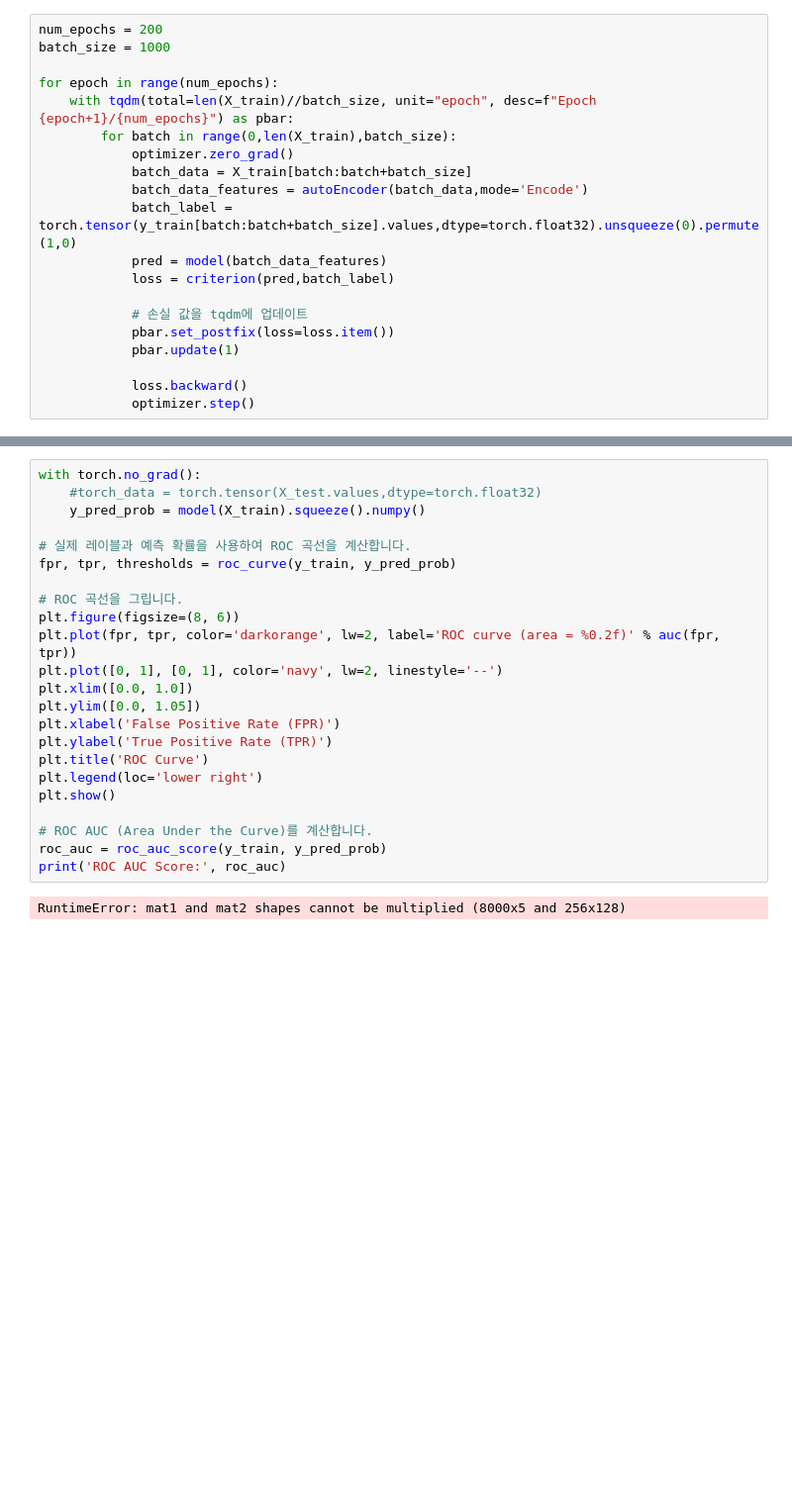
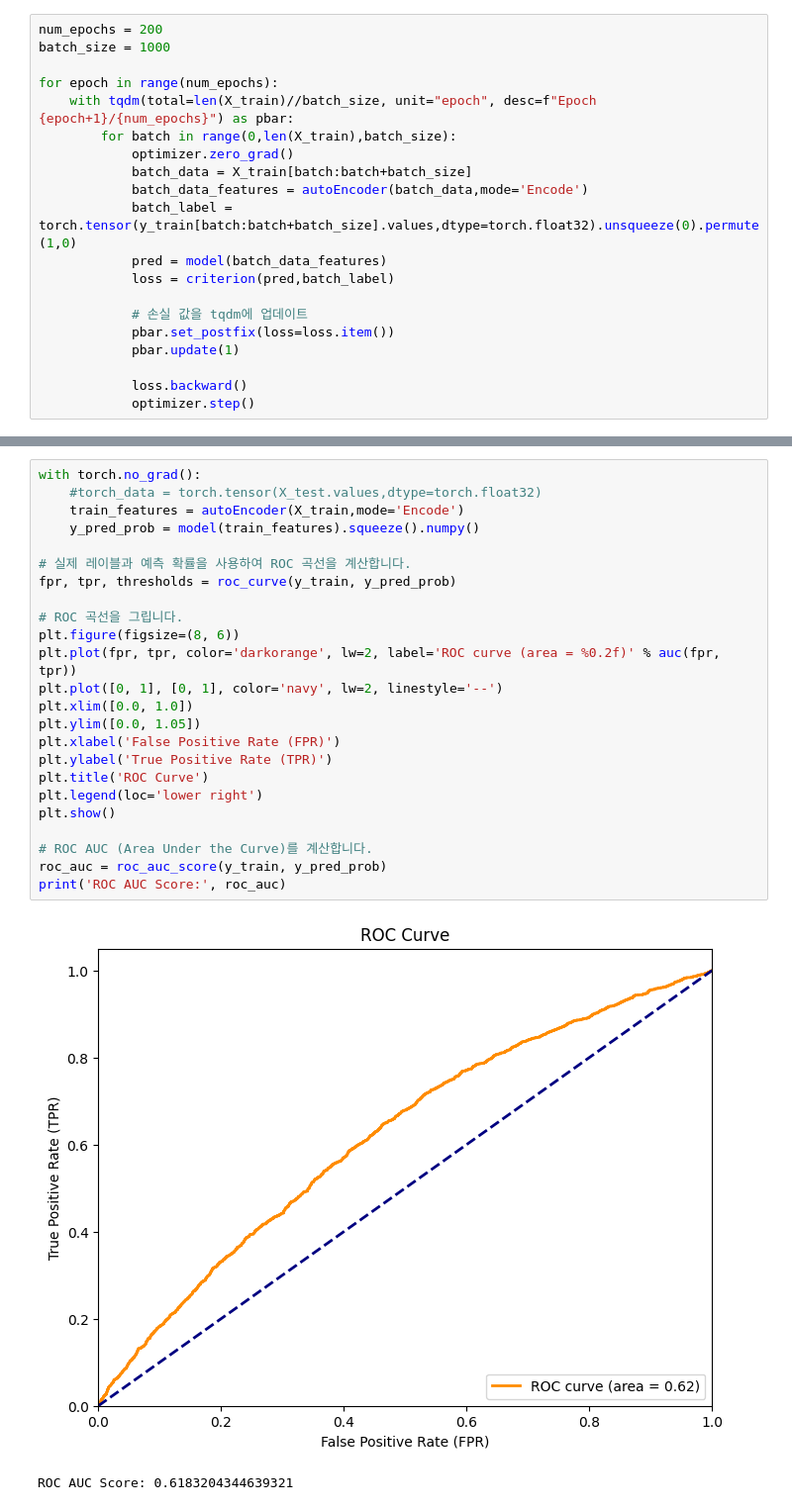
Before and after one commit to moontaijin/2023_DataScience, a Jupyter notebook: NN.ipynb, the cells around one changed output, grey strips where cells are left out. Shown: that part at 99% size. Drawn from its saved outputs; the diff is of its cells as text; blank space fills up the shorter version.

```diff
--- a/NN.ipynb
+++ b/NN.ipynb
@@ -278,25 +325,27 @@ ROC AUC Score: 0.6505138995306963
 # %%
 with torch.no_grad():
     #torch_data = torch.tensor(X_test.values,dtype=torch.float32)
-    y_pred_prob = model(X_train).squeeze().numpy()
+    train_features = autoEncoder(X_train,mode='Encode')
+    y_pred_prob = model(train_features).squeeze().numpy()
 
 # 실제 레이블과 예측 확률을 사용하여 ROC 곡선을 계산합니다.
 fpr, tpr, thresholds = roc_curve(y_train, y_pred_prob)
 
 # ROC 곡선을 그립니다.
 plt.figure(figsize=(8, 6))
 plt.plot(fpr, tpr, color='darkorange', lw=2, label='ROC curve (area = %0.2f)' % auc(fpr, tpr))
 plt.plot([0, 1], [0, 1], color='navy', lw=2, linestyle='--')
 plt.xlim([0.0, 1.0])
 plt.ylim([0.0, 1.05])
 plt.xlabel('False Positive Rate (FPR)')
 plt.ylabel('True Positive Rate (TPR)')
 plt.title('ROC Curve')
 plt.legend(loc='lower right')
 plt.show()
 
 # ROC AUC (Area Under the Curve)를 계산합니다.
 roc_auc = roc_auc_score(y_train, y_pred_prob)
 print('ROC AUC Score:', roc_auc)
 # %% [output]
+[figure, added]
-RuntimeError: mat1 and mat2 shapes cannot be multiplied (8000x5 and 256x128)
+ROC AUC Score: 0.6183204344639321
```
Also changed, not shown: parts of 8 cells of this notebook.
